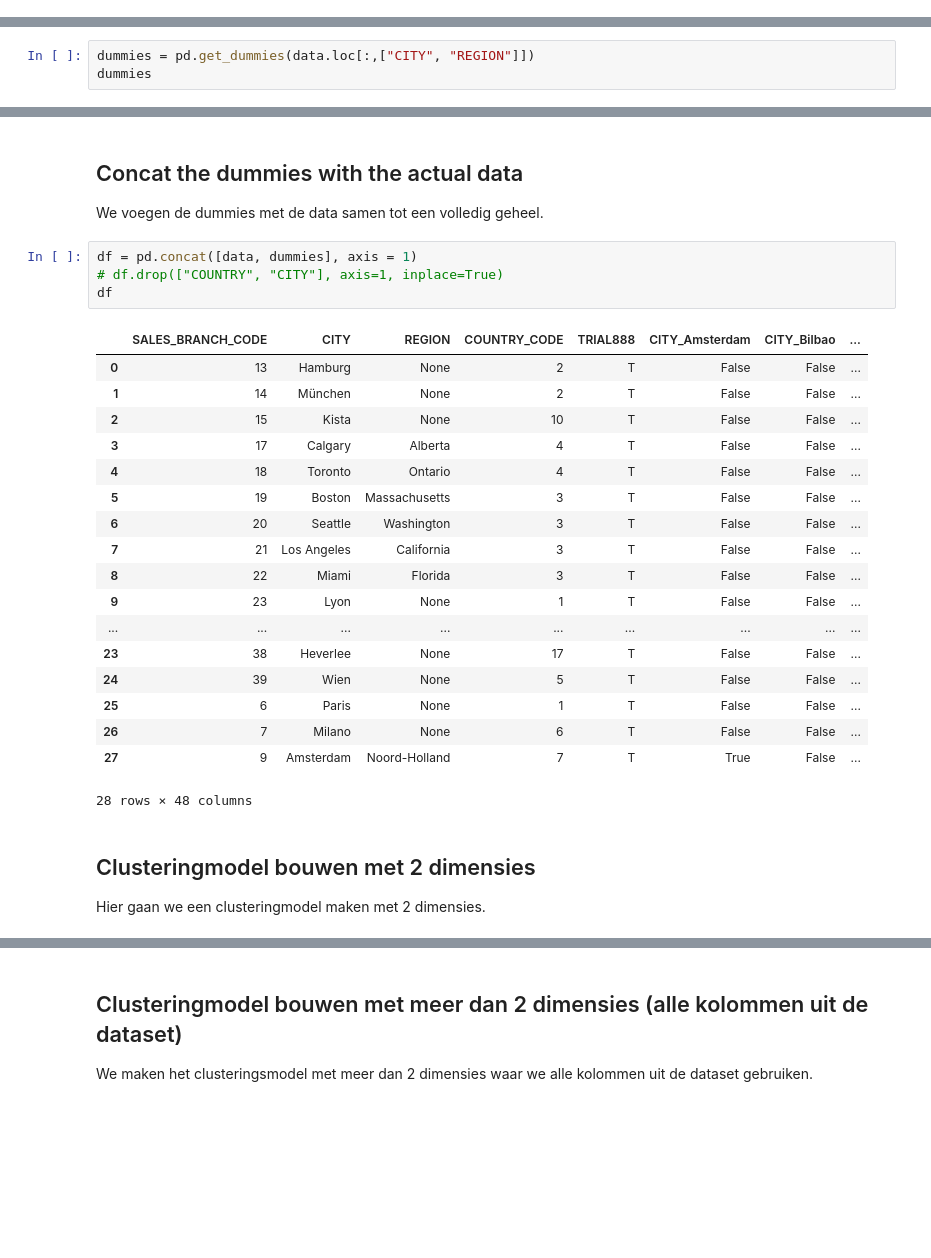
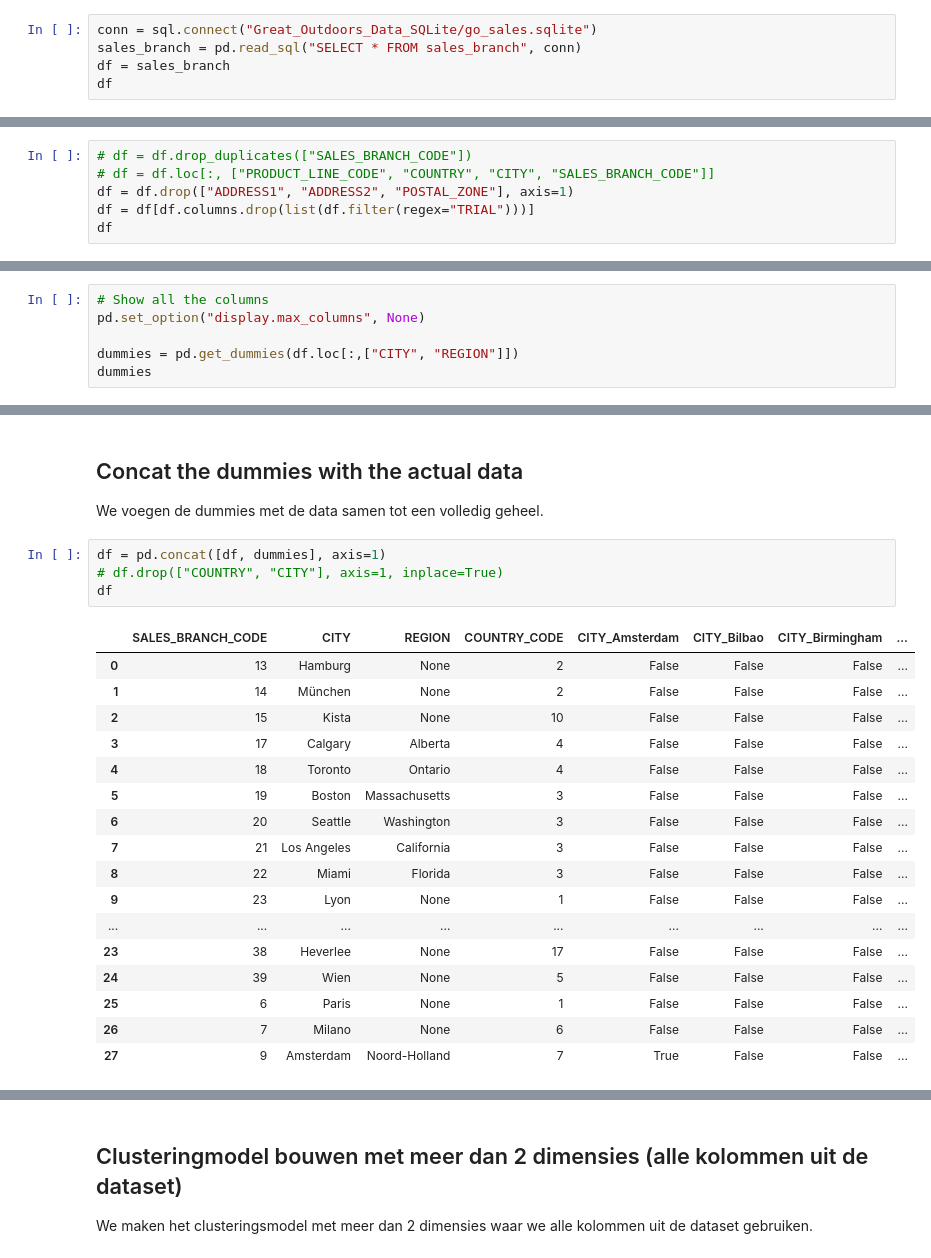
Before and after one commit to RedIsGaming/deds_ml, a Jupyter notebook: src/clusteringmodel.ipynb, the cells around one changed output, grey strips where cells are left out. Saved outputs shown, nothing was run; the diff lists cells and outputs as text; blank space fills up the shorter version.

```diff
--- a/src/clusteringmodel.ipynb
+++ b/src/clusteringmodel.ipynb
@@ -43,3 +41,8 @@ sales_branch = pd.read_sql("SELECT * FROM sales_branch", go_sales_conn)
 # data = pd.merge(data, product_line, on="PRODUCT_LINE_CODE")
 # data = pd.merge(data, sales_branch, on="SALES_BRANCH_CODE")
 # data = pd.merge(data, country, on="COUNTRY_CODE")
+# %%
+conn = sql.connect("Great_Outdoors_Data_SQLite/go_sales.sqlite")
+sales_branch = pd.read_sql("SELECT * FROM sales_branch", conn)
+df = sales_branch
+df
@@ -97,0 +71,6 @@ data
+# %%
+# df = df.drop_duplicates(["SALES_BRANCH_CODE"])
+# df = df.loc[:, ["PRODUCT_LINE_CODE", "COUNTRY", "CITY", "SALES_BRANCH_CODE"]]
+df = df.drop(["ADDRESS1", "ADDRESS2", "POSTAL_ZONE"], axis=1)
+df = df[df.columns.drop(list(df.filter(regex="TRIAL")))]
+df
@@ -102,5 +99,8 @@ Hier maken we dummies van onafhankelijke niet-numerieke variabelen en tonen dit
 # %%
-dummies = pd.get_dummies(data.loc[:,["CITY", "REGION"]])
+# Show all the columns
+pd.set_option("display.max_columns", None)
+
+dummies = pd.get_dummies(df.loc[:,["CITY", "REGION"]])
 dummies
 # %% [output]
 |  | CITY_Amsterdam | CITY_Bilbao | CITY_Birmingham | CITY_Boston | CITY_Calgary | CITY_Distrito Federal | ... |
@@ -126,29 +125,24 @@ dummies
 
 We voegen de dummies met de data samen tot een volledig geheel.
 # %%
-df = pd.concat([data, dummies], axis = 1)
+df = pd.concat([df, dummies], axis=1)
 # df.drop(["COUNTRY", "CITY"], axis=1, inplace=True)
 df
 # %% [output]
-|  | SALES_BRANCH_CODE | CITY | REGION | COUNTRY_CODE | TRIAL888 | CITY_Amsterdam | CITY_Bilbao | ... |
-| 0 | 13 | Hamburg | None | 2 | T | False | False | ... |
-| 1 | 14 | München | None | 2 | T | False | False | ... |
-| 2 | 15 | Kista | None | 10 | T | False | False | ... |
-| 3 | 17 | Calgary | Alberta | 4 | T | False | False | ... |
-| 4 | 18 | Toronto | Ontario | 4 | T | False | False | ... |
-| 5 | 19 | Boston | Massachusetts | 3 | T | False | False | ... |
-| 6 | 20 | Seattle | Washington | 3 | T | False | False | ... |
-| 7 | 21 | Los Angeles | California | 3 | T | False | False | ... |
-| 8 | 22 | Miami | Florida | 3 | T | False | False | ... |
-| 9 | 23 | Lyon | None | 1 | T | False | False | ... |
+|  | SALES_BRANCH_CODE | CITY | REGION | COUNTRY_CODE | CITY_Amsterdam | CITY_Bilbao | CITY_Birmingham | ... |
+| 0 | 13 | Hamburg | None | 2 | False | False | False | ... |
+| 1 | 14 | München | None | 2 | False | False | False | ... |
+| 2 | 15 | Kista | None | 10 | False | False | False | ... |
+| 3 | 17 | Calgary | Alberta | 4 | False | False | False | ... |
+| 4 | 18 | Toronto | Ontario | 4 | False | False | False | ... |
+| 5 | 19 | Boston | Massachusetts | 3 | False | False | False | ... |
+| 6 | 20 | Seattle | Washington | 3 | False | False | False | ... |
+| 7 | 21 | Los Angeles | California | 3 | False | False | False | ... |
+| 8 | 22 | Miami | Florida | 3 | False | False | False | ... |
+| 9 | 23 | Lyon | None | 1 | False | False | False | ... |
 | ... | ... | ... | ... | ... | ... | ... | ... | ... |
-| 23 | 38 | Heverlee | None | 17 | T | False | False | ... |
-| 24 | 39 | Wien | None | 5 | T | False | False | ... |
-| 25 | 6 | Paris | None | 1 | T | False | False | ... |
-| 26 | 7 | Milano | None | 6 | T | False | False | ... |
-| 27 | 9 | Amsterdam | Noord-Holland | 7 | T | True | False | ... |
+| 23 | 38 | Heverlee | None | 17 | False | False | False | ... |
+| 24 | 39 | Wien | None | 5 | False | False | False | ... |
+| 25 | 6 | Paris | None | 1 | False | False | False | ... |
+| 26 | 7 | Milano | None | 6 | False | False | False | ... |
+| 27 | 9 | Amsterdam | Noord-Holland | 7 | True | False | False | ... |
-28 rows × 48 columns
-# %% [markdown]
-## Clusteringmodel bouwen met 2 dimensies
-
-Hier gaan we een clusteringmodel maken met 2 dimensies.
```
Also changed, not shown: parts of 31 cells of this notebook, 2 other files.
